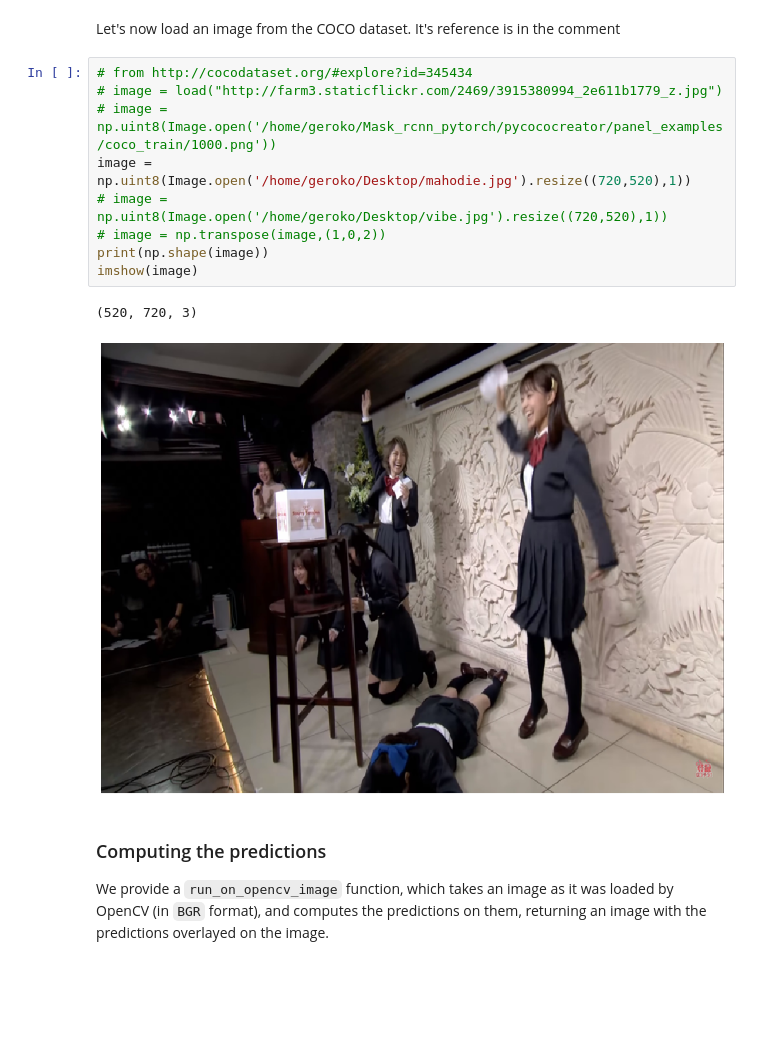
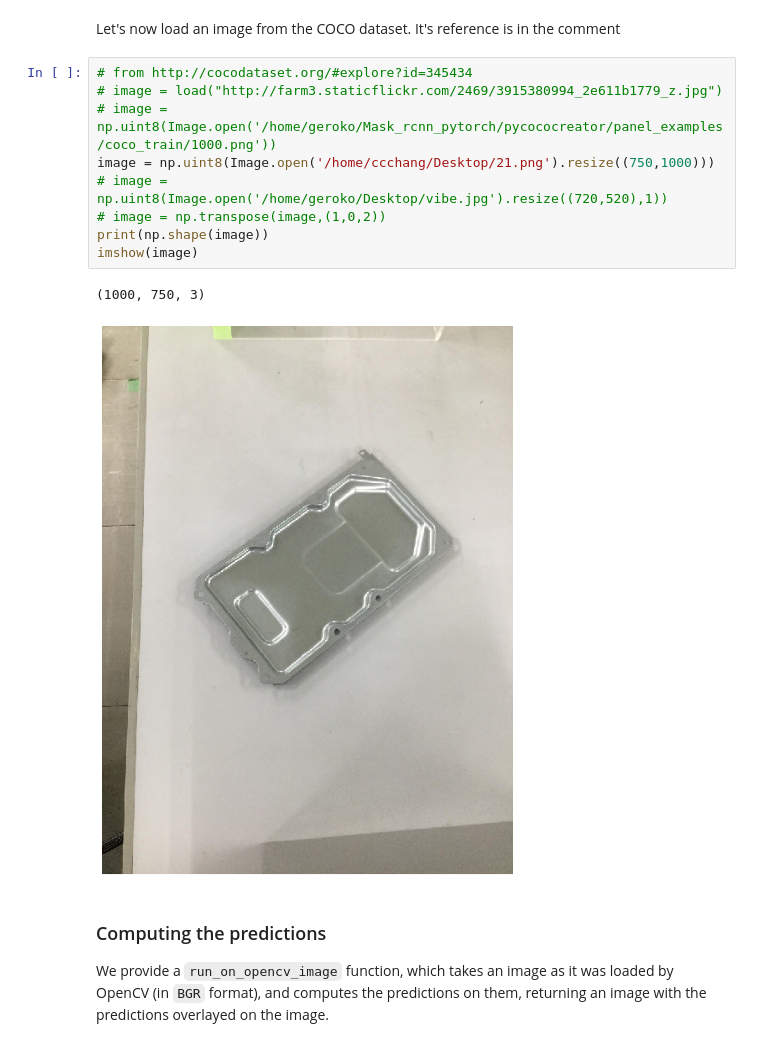
Before and after one commit to ccchang1023/maskrcnn-benchmark, a Jupyter notebook: demo/Mask_R-CNN_demo.ipynb, the cells around one changed output. Drawn from its saved outputs; the diff is of its cells as text; blank space fills up the shorter version.

```diff
--- a/demo/Mask_R-CNN_demo.ipynb
+++ b/demo/Mask_R-CNN_demo.ipynb
@@ -64,15 +66,15 @@ Let's now load an image from the COCO dataset. It's reference is in the comment
 # %%
 # from http://cocodataset.org/#explore?id=345434
 # image = load("http://farm3.staticflickr.com/2469/3915380994_2e611b1779_z.jpg")
 # image = np.uint8(Image.open('/home/geroko/Mask_rcnn_pytorch/pycococreator/panel_examples/coco_train/1000.png'))
-image = np.uint8(Image.open('/home/geroko/Desktop/mahodie.jpg').resize((720,520),1))
+image = np.uint8(Image.open('/home/ccchang/Desktop/21.png').resize((750,1000)))
 # image = np.uint8(Image.open('/home/geroko/Desktop/vibe.jpg').resize((720,520),1))
 # image = np.transpose(image,(1,0,2))
 print(np.shape(image))
 imshow(image)
 # %% [output]
-(520, 720, 3)
+(1000, 750, 3)
-[figure, old version]
+[figure, new version]
 # %% [markdown]
 ### Computing the predictions
 
```
Also changed, not shown: parts of 2 cells of this notebook, 14 other files.
